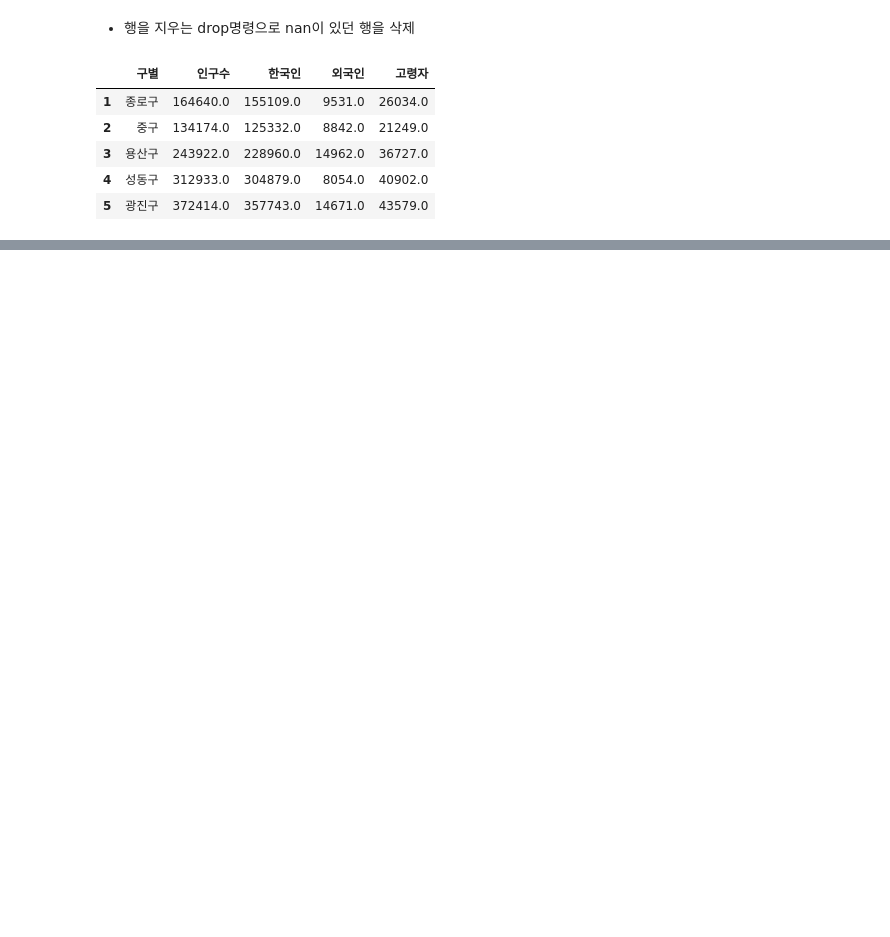
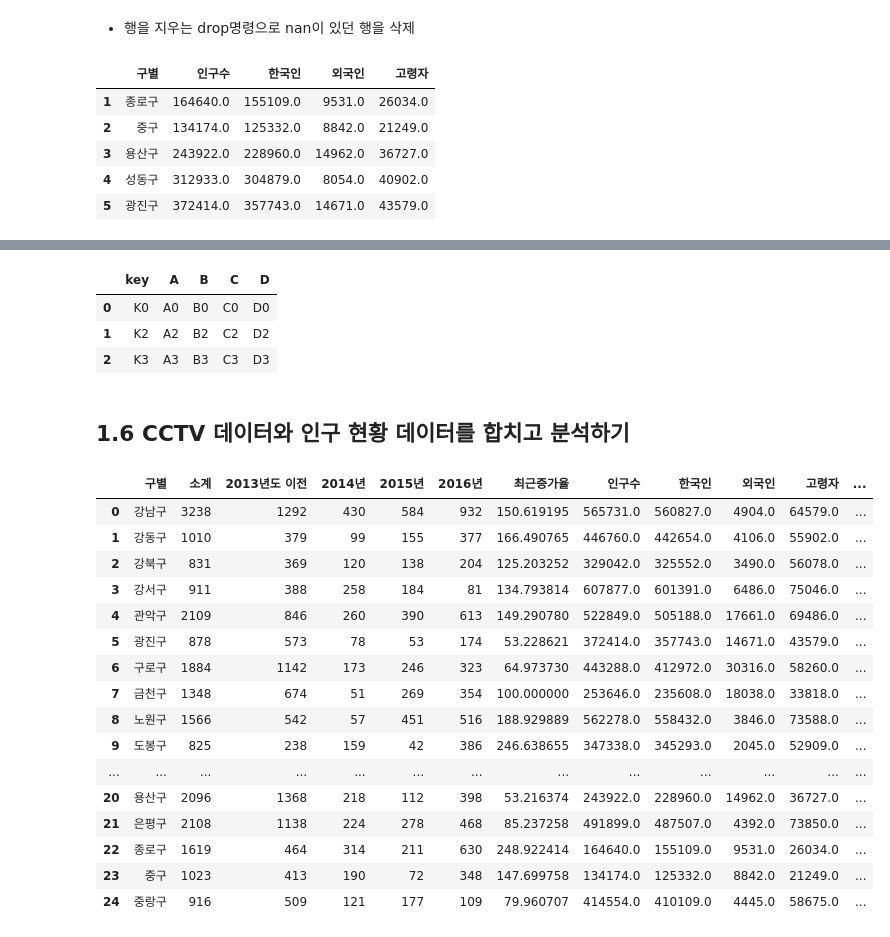
Before and after one commit to asheed/pydatascience, a Jupyter notebook: python_data.ipynb, the cells around one changed output, grey strips where cells are left out. Cells and saved outputs as stored; diff of their text form; code cells hidden in the pictures; blank space fills up the shorter version.

Commit message:
1장 서울시 구별 CCTV 현황 분석  - 2019년 데이터 추가 분석

```diff
--- a/python_data.ipynb
+++ b/python_data.ipynb
@@ -462,0 +643,4 @@ pop_Seoul.head()
+# %%
+pop_Seoul['외국인비율'] = pop_Seoul['외국인'] / pop_Seoul['인구수'] * 100
+pop_Seoul['고령자비율'] = pop_Seoul['고령자'] / pop_Seoul['인구수'] * 100
+pop_Seoul.head()
@@ -462,0 +985,30 @@ pop_Seoul.head()
+# %%
+pd.merge(left, right, how='inner', on='key')
+# %% [output]
+|  | key | A | B | C | D |
+| 0 | K0 | A0 | B0 | C0 | D0 |
+| 1 | K2 | A2 | B2 | C2 | D2 |
+| 2 | K3 | A3 | B3 | C3 | D3 |
+# %% [markdown]
+## 1.6 CCTV 데이터와 인구 현황 데이터를 합치고 분석하기
+# %%
+data_result = pd.merge(CCTV_Seoul, pop_Seoul, on='구별')
+data_result
+# %% [output]
+|  | 구별 | 소계 | 2013년도 이전 | 2014년 | 2015년 | 2016년 | 최근증가율 | 인구수 | 한국인 | 외국인 | 고령자 | ... |
+| 0 | 강남구 | 3238 | 1292 | 430 | 584 | 932 | 150.619195 | 565731.0 | 560827.0 | 4904.0 | 64579.0 | ... |
+| 1 | 강동구 | 1010 | 379 | 99 | 155 | 377 | 166.490765 | 446760.0 | 442654.0 | 4106.0 | 55902.0 | ... |
+| 2 | 강북구 | 831 | 369 | 120 | 138 | 204 | 125.203252 | 329042.0 | 325552.0 | 3490.0 | 56078.0 | ... |
+| 3 | 강서구 | 911 | 388 | 258 | 184 | 81 | 134.793814 | 607877.0 | 601391.0 | 6486.0 | 75046.0 | ... |
+| 4 | 관악구 | 2109 | 846 | 260 | 390 | 613 | 149.290780 | 522849.0 | 505188.0 | 17661.0 | 69486.0 | ... |
+| 5 | 광진구 | 878 | 573 | 78 | 53 | 174 | 53.228621 | 372414.0 | 357743.0 | 14671.0 | 43579.0 | ... |
+| 6 | 구로구 | 1884 | 1142 | 173 | 246 | 323 | 64.973730 | 443288.0 | 412972.0 | 30316.0 | 58260.0 | ... |
+| 7 | 금천구 | 1348 | 674 | 51 | 269 | 354 | 100.000000 | 253646.0 | 235608.0 | 18038.0 | 33818.0 | ... |
+| 8 | 노원구 | 1566 | 542 | 57 | 451 | 516 | 188.929889 | 562278.0 | 558432.0 | 3846.0 | 73588.0 | ... |
+| 9 | 도봉구 | 825 | 238 | 159 | 42 | 386 | 246.638655 | 347338.0 | 345293.0 | 2045.0 | 52909.0 | ... |
+| ... | ... | ... | ... | ... | ... | ... | ... | ... | ... | ... | ... | ... |
+| 20 | 용산구 | 2096 | 1368 | 218 | 112 | 398 | 53.216374 | 243922.0 | 228960.0 | 14962.0 | 36727.0 | ... |
+| 21 | 은평구 | 2108 | 1138 | 224 | 278 | 468 | 85.237258 | 491899.0 | 487507.0 | 4392.0 | 73850.0 | ... |
+| 22 | 종로구 | 1619 | 464 | 314 | 211 | 630 | 248.922414 | 164640.0 | 155109.0 | 9531.0 | 26034.0 | ... |
+| 23 | 중구 | 1023 | 413 | 190 | 72 | 348 | 147.699758 | 134174.0 | 125332.0 | 8842.0 | 21249.0 | ... |
+| 24 | 중랑구 | 916 | 509 | 121 | 177 | 109 | 79.960707 | 414554.0 | 410109.0 | 4445.0 | 58675.0 | ... |
```
Also changed, not shown: parts of 96 cells of this notebook, 6 other files.
